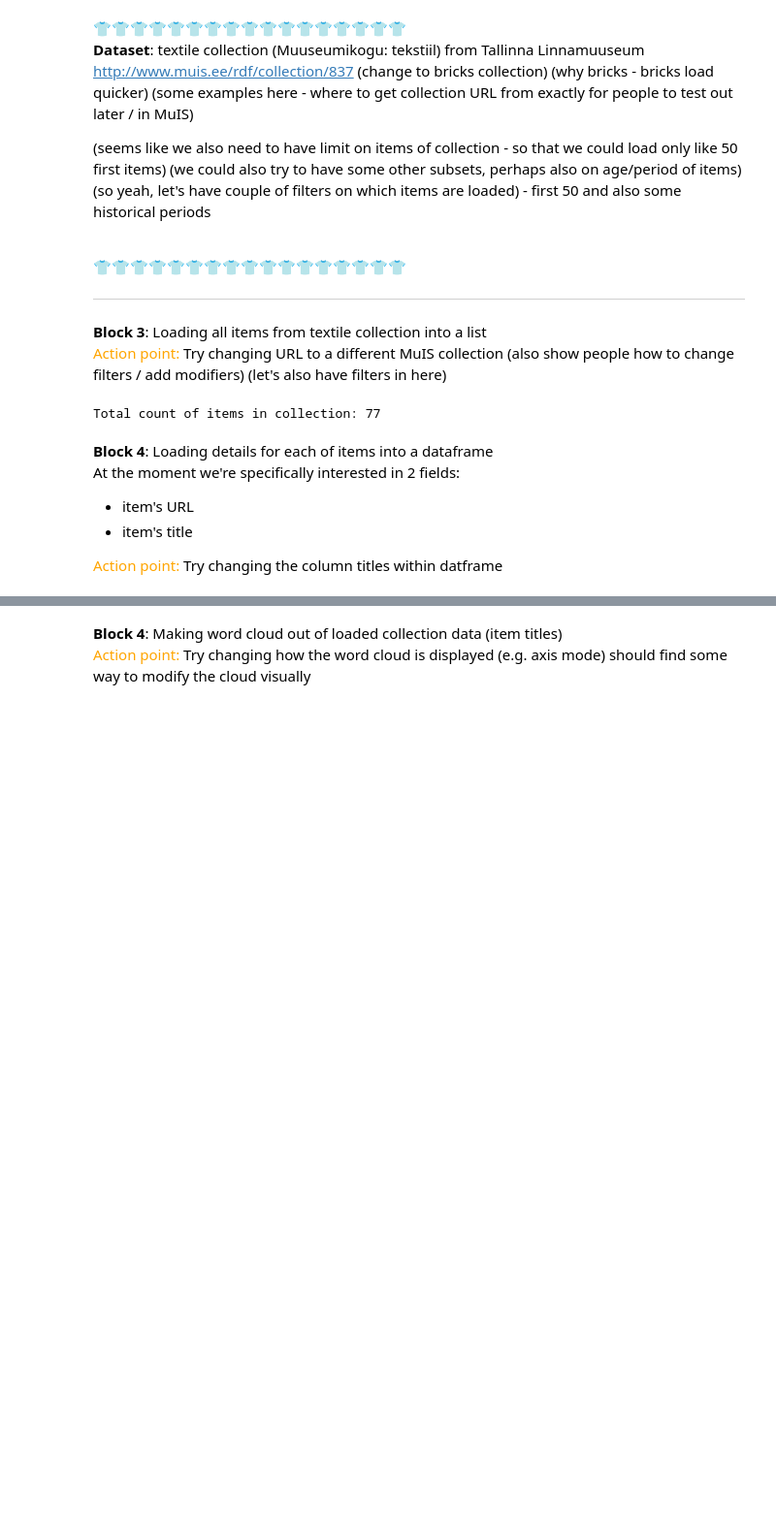
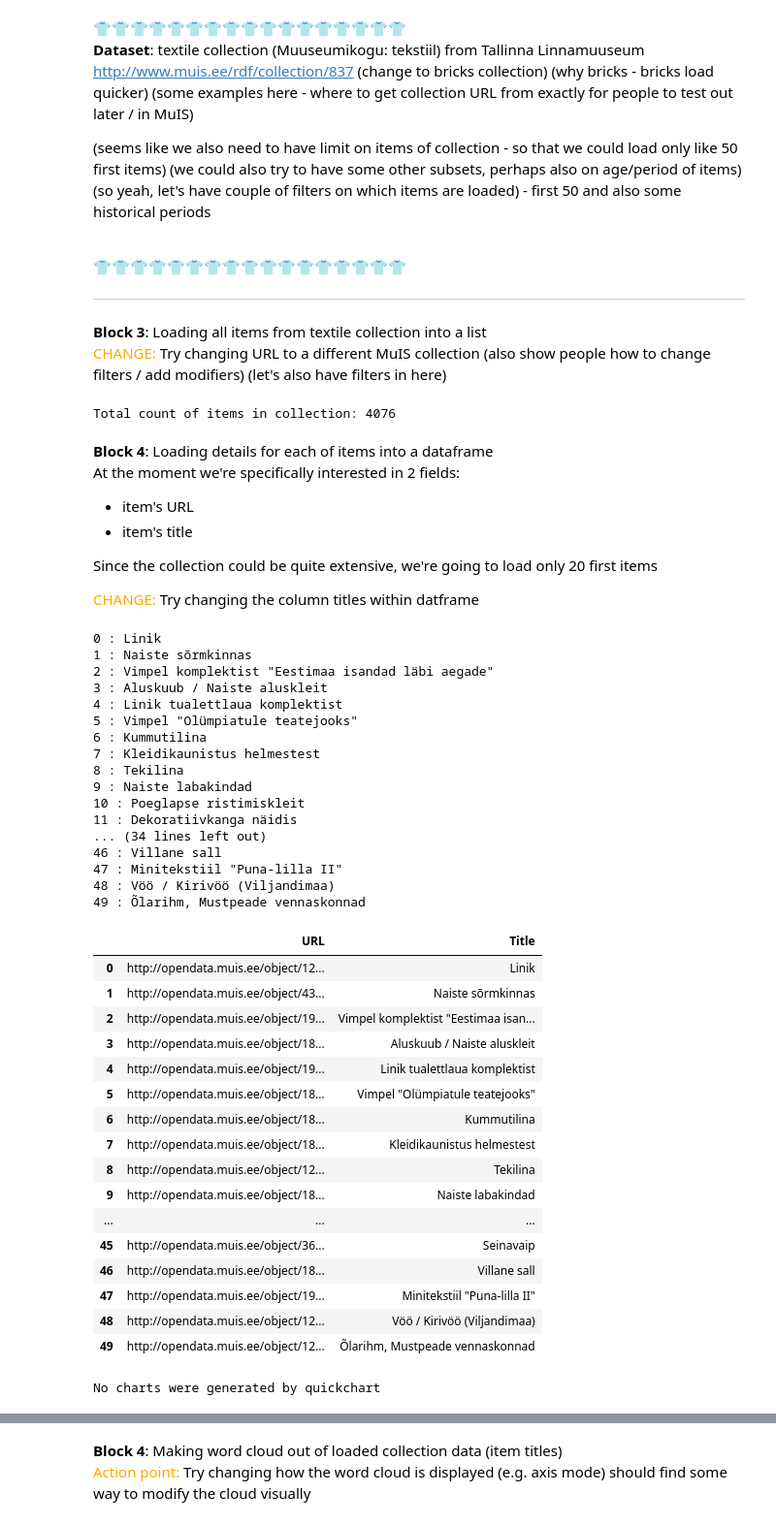
Before and after one commit to olexandr7/erm_workshop, a Jupyter notebook: ERM_workshop_1.ipynb, the cells around one changed output, grey strips where cells are left out. Shown: that part at 97% size. Cells and saved outputs as stored; diff of their text form; code cells hidden in the pictures; blank space fills up the shorter version.

```diff
--- a/ERM_workshop_1.ipynb
+++ b/ERM_workshop_1.ipynb
@@ -82,7 +101,7 @@ http://www.muis.ee/rdf/collection/837
 ---
 # %% [markdown]
 **Block 3**: Loading all items from textile collection into a list
-<br>  <font color='orange'>Action point:</font> Try changing URL to a different MuIS collection
+<br>  <font color='orange'>CHANGE:</font> Try changing URL to a different MuIS collection
 (also show people how to change filters / add modifiers)
 (let's also have filters in here)
 # %%
@@ -90,19 +109,25 @@ g = Graph()
 collectionitemslist = []
 
 # Parse in an RDF file
-g.parse("http://www.muis.ee/rdf/collection/849")    #<---  URL could be changed to any collection from MuIS
+g.parse("http://www.muis.ee/rdf/collection/837")    #<---CHANGE: could be changed to any collection from MuIS
+
+#Textile collection - UI:
+#https://www.muis.ee/museaalview:cataloguemuuseumkogu/93619-837?t:ac=1887998
+#--------------------------------------------------------
 #http://www.muis.ee/rdf/collection/837 #Textile collection
+#http://www.muis.ee/rdf/collection/849 #Brick collection
 
 #loop through triples
 for s, p, o in g:
     if "P46_is_composed_of" in p: collectionitemslist.append(o)
 
+#counting items within the list
 count = 0
 for items in collectionitemslist:
         count = count + 1
 print("Total count of items in collection:", count)
 # %% [output]
-Total count of items in collection: 77
+Total count of items in collection: 4076
 # %% [markdown]
 **Block 4**: Loading details for each of items into a dataframe
 <br>
@@ -110,29 +135,68 @@ At the moment we're specifically interested in 2 fields:
 *  item's URL
 *  item's title
 
-<font color='orange'>Action point: </font> Try changing the column titles within datframe
+Since the collection could be quite extensive, we're going to load only 20 first items
+
+<font color='orange'>CHANGE: </font> Try changing the column titles within datframe
 # %%
 #Generating dataset for wordcloud
 
 #filtering out values from valid URLs, adding them into two lists
 collectionitemslist_url = []
 collectionitemslist_title = []
 
-it = 0
+iter = 0
 
 for i in collectionitemslist:
     g = Graph()
     try:
-        it += 1
-        g.parse(i)
-        for s, p, o in g:
-            if "http://opendata.muis.ee/object/" in s and "www.w3.org/2000/01/rdf-schema#label" in p:  print(o), print ('-------'), print(it), collectionitemslist_url.append(i), collectionitemslist_title.append(o)
-    except:
+      g.parse(i)
+      for s, p, o in g:
+            if "http://opendata.muis.ee/object/" in s and "www.w3.org/2000/01/rdf-schema#label" in p:  print(iter, ':', o),  collectionitemslist_url.append(i), collectionitemslist_title.append(o)
+      iter += 1
+      if iter == 50:           #<---CHANGE: number of items to load could be adjusted
+        break
+    except Exception:
         pass
-
 #making dataframe out of 2 lists
 df = pd.DataFrame(list(zip(collectionitemslist_url, collectionitemslist_title)))
-df = df.rename(columns={0: 'URL', 1: 'Title'})                                    #<---  column titles could be changed/renamed
+df = df.rename(columns={0: 'URL', 1: 'Title'})
 
 #displaying dataframe
 df
+# %% [output]
+0 : Linik
+1 : Naiste sõrmkinnas
+2 : Vimpel komplektist "Eestimaa isandad läbi aegade"
+3 : Aluskuub / Naiste aluskleit
+4 : Linik tualettlaua komplektist
+5 : Vimpel "Olümpiatule teatejooks"
+6 : Kummutilina
+7 : Kleidikaunistus helmestest
+8 : Tekilina
+9 : Naiste labakindad
+10 : Poeglapse ristimiskleit
+11 : Dekoratiivkanga näidis
+... (34 lines left out)
+46 : Villane sall
+47 : Minitekstiil "Puna-lilla II"
+48 : Vöö / Kirivöö (Viljandimaa)
+49 : Õlarihm, Mustpeade vennaskonnad
+|  | URL | Title |
+| 0 | http://opendata.muis.ee/object/12... | Linik |
+| 1 | http://opendata.muis.ee/object/43... | Naiste sõrmkinnas |
+| 2 | http://opendata.muis.ee/object/19... | Vimpel komplektist "Eestimaa isan... |
+| 3 | http://opendata.muis.ee/object/18... | Aluskuub / Naiste aluskleit |
+| 4 | http://opendata.muis.ee/object/19... | Linik tualettlaua komplektist |
+| 5 | http://opendata.muis.ee/object/18... | Vimpel "Olümpiatule teatejooks" |
+| 6 | http://opendata.muis.ee/object/18... | Kummutilina |
+| 7 | http://opendata.muis.ee/object/18... | Kleidikaunistus helmestest |
+| 8 | http://opendata.muis.ee/object/12... | Tekilina |
+| 9 | http://opendata.muis.ee/object/18... | Naiste labakindad |
+| ... | ... | ... |
+| 45 | http://opendata.muis.ee/object/36... | Seinavaip |
+| 46 | http://opendata.muis.ee/object/18... | Villane sall |
+| 47 | http://opendata.muis.ee/object/19... | Minitekstiil "Puna-lilla II" |
+| 48 | http://opendata.muis.ee/object/12... | Vöö / Kirivöö (Viljandimaa) |
+| 49 | http://opendata.muis.ee/object/12... | Õlarihm, Mustpeade vennaskonnad |
+No charts were generated by quickchart
```
Also changed, not shown: parts of 18 cells of this notebook.
